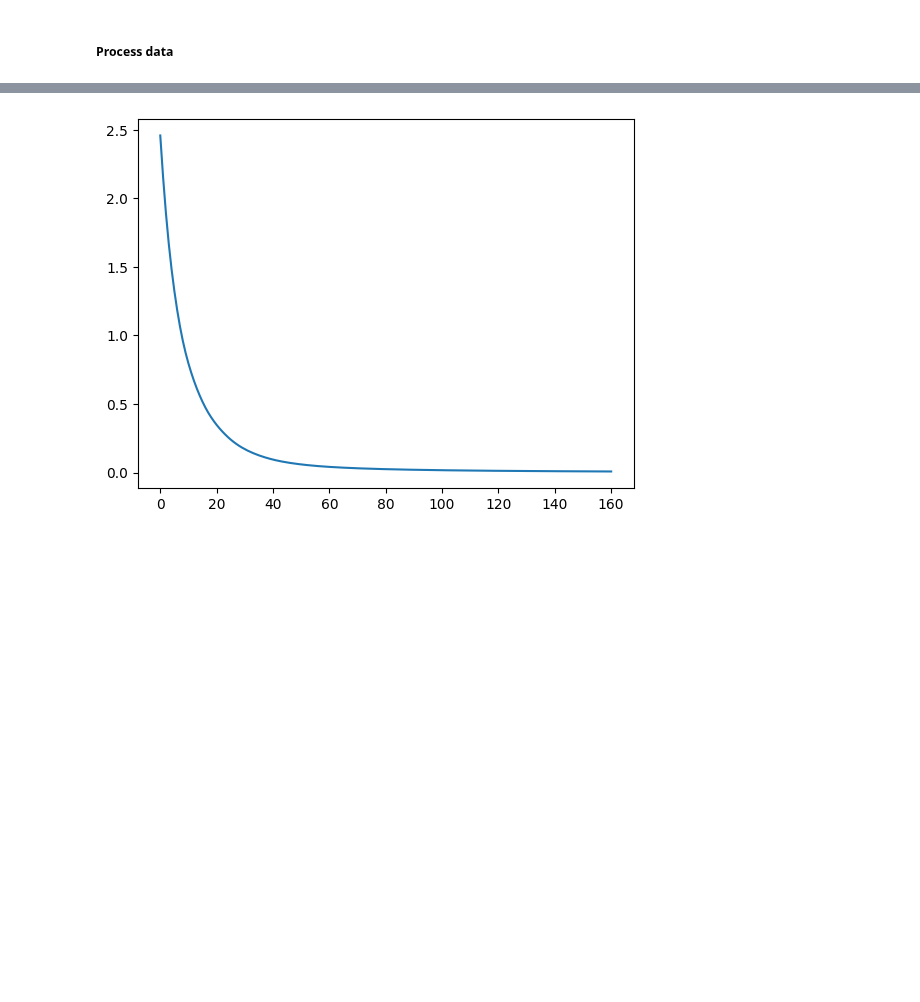
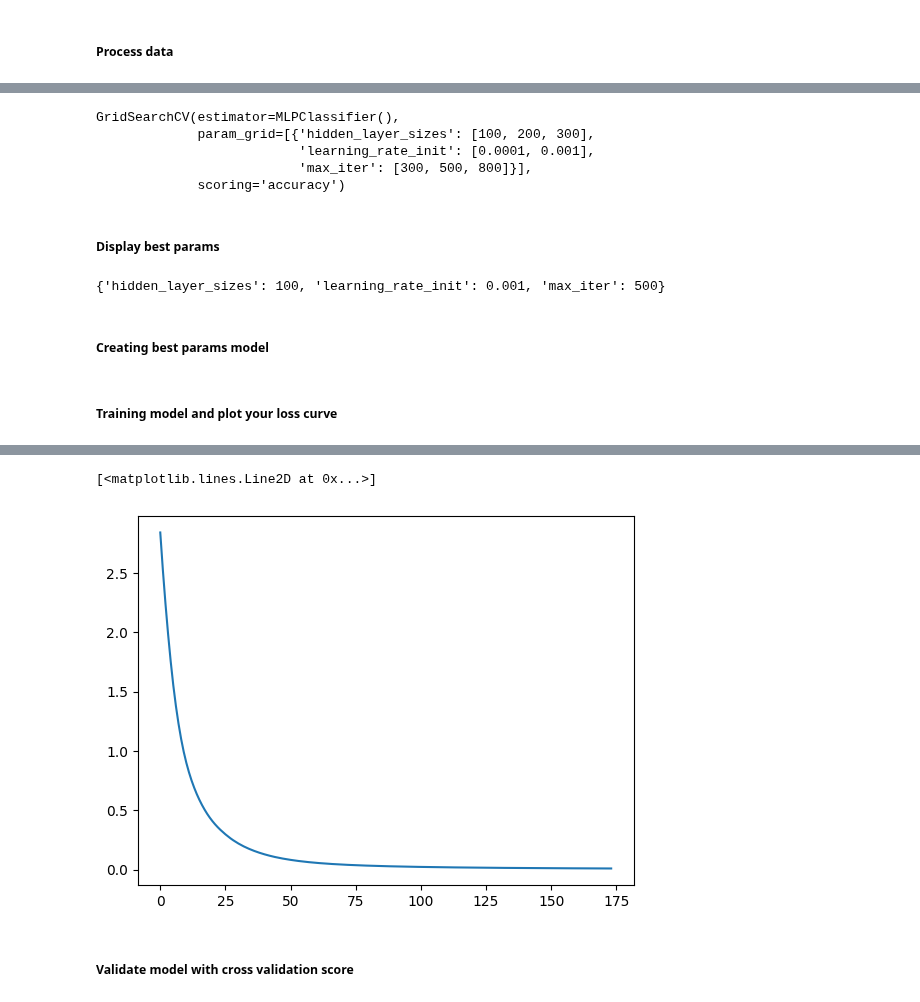
Before and after one commit to NophaieViscente/home_appliances_charge, a Jupyter notebook: code/home_appliances_charge.ipynb, the cells around one changed output, grey strips where cells are left out. Saved outputs shown, nothing was run; the diff lists cells and outputs as text; code cells hidden in the pictures; blank space fills up the shorter version.

```diff
--- a/code/home_appliances_charge.ipynb
+++ b/code/home_appliances_charge.ipynb
@@ -68,4 +74,35 @@ mlp_classifier = MLPClassifier()
+# %%
+params = [
+    {'hidden_layer_sizes': [100,200,300],
+    'learning_rate_init': [0.0001,0.001],
+    'max_iter': [300,500,800]}]
+# %%
+mlp_classifier_gs = GridSearchCV(mlp_classifier, param_grid = params,scoring = 'accuracy')
+mlp_classifier_gs.fit(X_train, y_train)
+# %% [output]
+GridSearchCV(estimator=MLPClassifier(),
+             param_grid=[{'hidden_layer_sizes': [100, 200, 300],
+                          'learning_rate_init': [0.0001, 0.001],
+                          'max_iter': [300, 500, 800]}],
+             scoring='accuracy')
+# %% [markdown]
+##### Display best params
+# %%
+mlp_classifier_gs.best_params_
+# %% [output]
+{'hidden_layer_sizes': 100, 'learning_rate_init': 0.001, 'max_iter': 500}
+# %% [markdown]
+##### Creating best params model
+# %%
+clf = MLPClassifier(
+    hidden_layer_sizes=(100,),
+    learning_rate_init=0.001,
+    max_iter=500,
+    random_state=42,
+    verbose=True)
+# %% [markdown]
+##### Training model and plot your loss curve
 # %%
-mlp_classifier.fit(X_train,y_train)
-plt.plot(mlp_classifier.loss_curve_)
+clf.fit(X_train,y_train)
+plt.plot(clf.loss_curve_)
 # %% [output]
@@ -73 +126,4 @@ plt.plot(mlp_classifier.loss_curve_)
+[<matplotlib.lines.Line2D at 0x...>]
-[figure, old version]
+[figure, new version]
+# %% [markdown]
+##### Validate model with cross validation score
```
Also changed, not shown: parts of 11 cells of this notebook.
